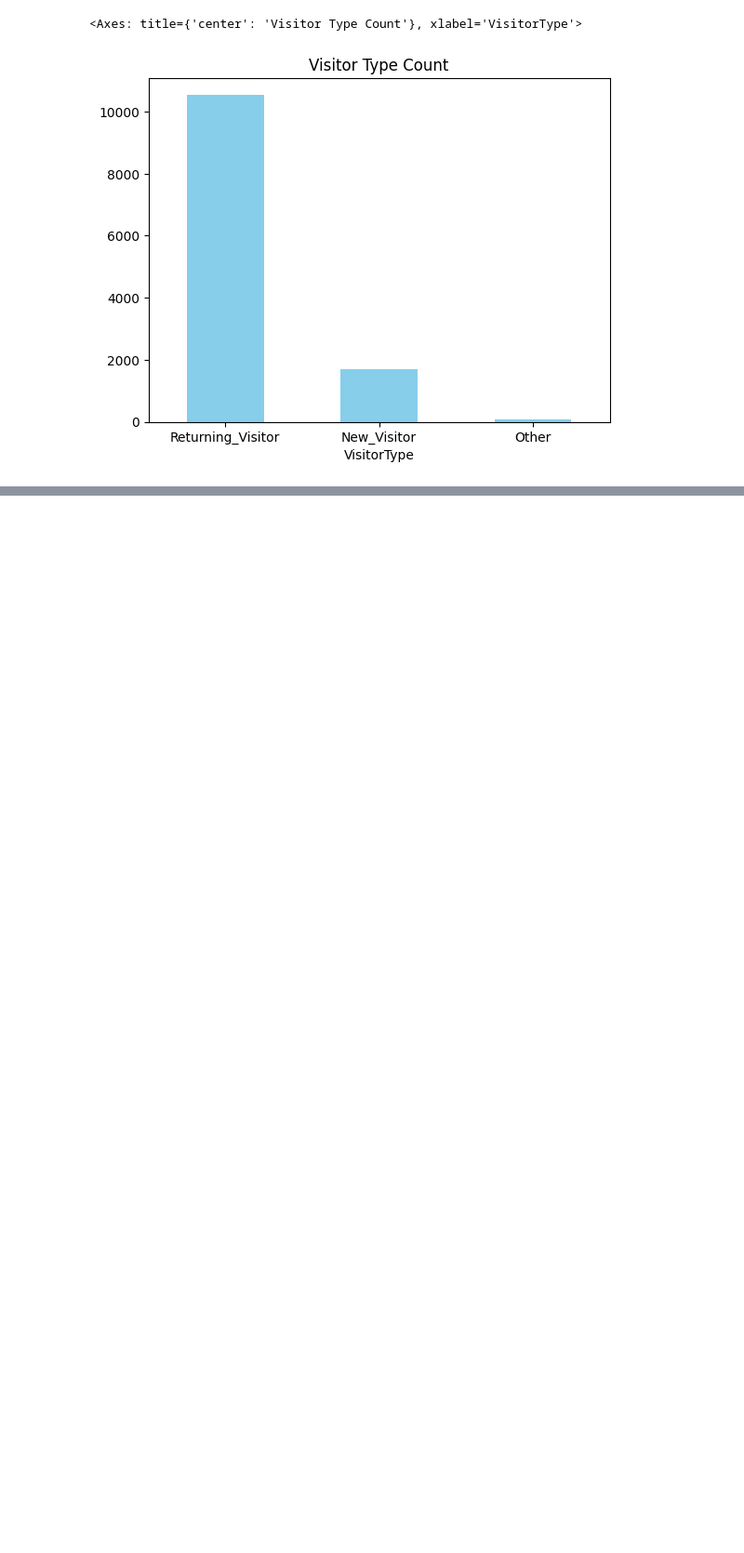
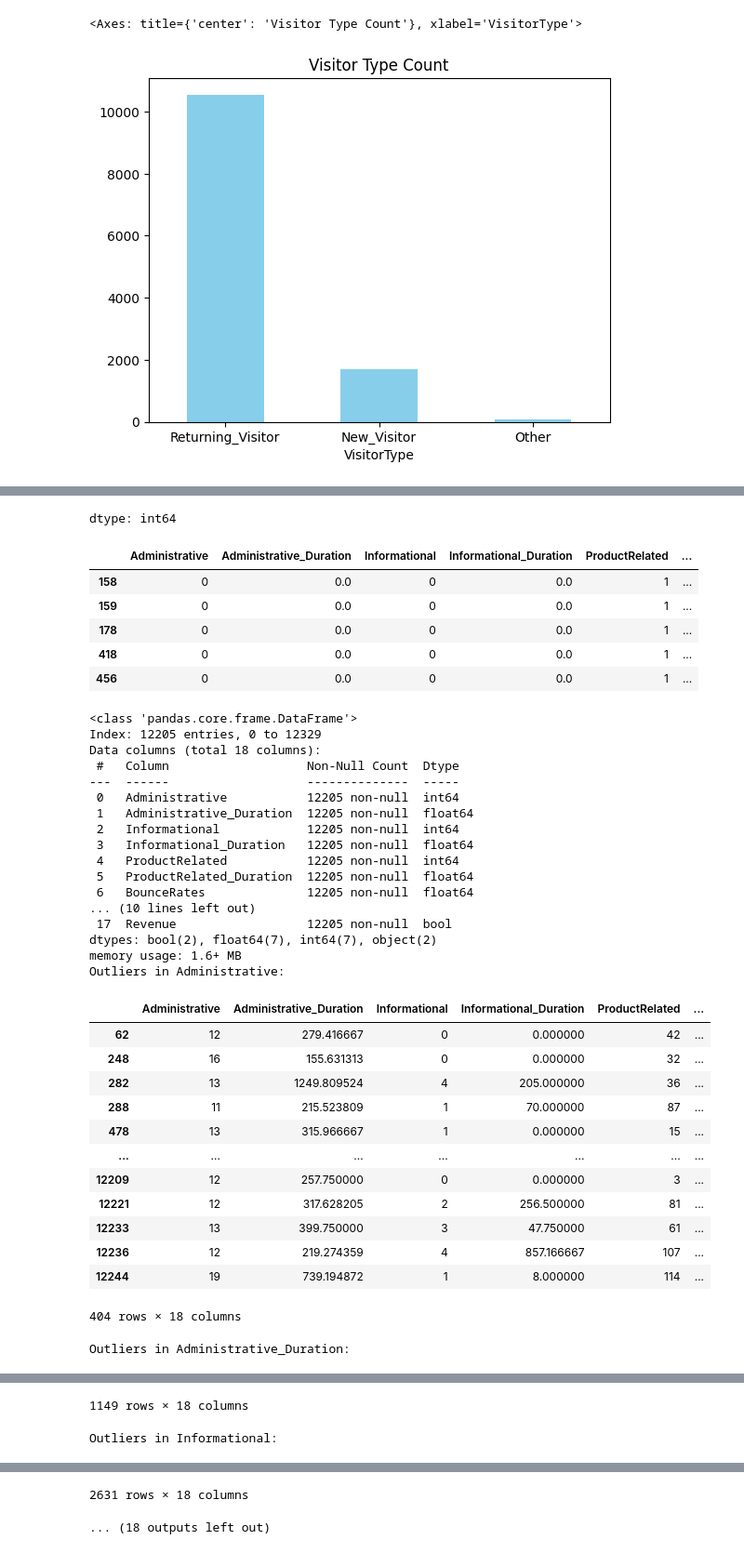
Before and after one commit to b00098368-bot/CMP_466_Project, a Jupyter notebook: purchase_intention_prediction.ipynb, the cells around one changed output, grey strips where cells are left out. Shown at 93% size. Cells and saved outputs as stored; diff of their text form; code cells hidden in the pictures; blank space fills up the shorter version.

Commit message:
Add initial preprocessing

```diff
--- a/purchase_intention_prediction.ipynb
+++ b/purchase_intention_prediction.ipynb
@@ -24,6 +24,7 @@ print("\n")
 
 # Frequency counts for categorical data
 column_names = df.columns.tolist()
+numerical_features = column_names[:9]
 cat_features = column_names[9:-1]
 
 for i in cat_features:
@@ -139,3 +140,33 @@ title='Visitor Type Count'
 [figure]
 <Axes: title={'center': 'Visitor Type Count'}, xlabel='VisitorType'>
 [figure]
+# %%
+# Applying Preprocessing techniques
+# checking for missing values
+display(df.isnull().sum())
+#no missing values hence imputation is skipped
+
+
+# checking for duplicated data
+display(df[df.duplicated()].head())
+
+# Our decision is to drop the duplicate rows as there are only a few (125 records) of them
+# and given the meaning of the features it seems less plausible that two users have the exact same set
+# of values across all features
+df_clean = df.drop_duplicates()
+df_clean.info()
+
+
+# checking for outliers
+for feature in numerical_features:
+  Q1 = df_clean[feature].quantile(0.25)
+  Q3 = df_clean[feature].quantile(0.75)
+  IQR = Q3 - Q1
+  lower_bound = Q1 - 1.5 * IQR
+  upper_bound = Q3 + 1.5 * IQR
+  outliers = df[(df[feature] < lower_bound) | (df[feature] > upper_bound)]
+  print(f"Outliers in {feature}:")
+  display(outliers)
+# we have decided not to remove any outliers as they could represent genuine
+# samples as opposed to noise
+# %% [output]
@@ -141,0 +190,38 @@ title='Visitor Type Count'
+dtype: int64
+|  | Administrative | Administrative_Duration | Informational | Informational_Duration | ProductRelated | ... |
+| 158 | 0 | 0.0 | 0 | 0.0 | 1 | ... |
+| 159 | 0 | 0.0 | 0 | 0.0 | 1 | ... |
+| 178 | 0 | 0.0 | 0 | 0.0 | 1 | ... |
+| 418 | 0 | 0.0 | 0 | 0.0 | 1 | ... |
+| 456 | 0 | 0.0 | 0 | 0.0 | 1 | ... |
+<class 'pandas.core.frame.DataFrame'>
+Index: 12205 entries, 0 to 12329
+Data columns (total 18 columns):
+ #   Column                   Non-Null Count  Dtype
+---  ------                   --------------  -----
+ 0   Administrative           12205 non-null  int64
+ 1   Administrative_Duration  12205 non-null  float64
+ 2   Informational            12205 non-null  int64
+ 3   Informational_Duration   12205 non-null  float64
+ 4   ProductRelated           12205 non-null  int64
+ 5   ProductRelated_Duration  12205 non-null  float64
+ 6   BounceRates              12205 non-null  float64
+... (10 lines left out)
+ 17  Revenue                  12205 non-null  bool
+dtypes: bool(2), float64(7), int64(7), object(2)
+memory usage: 1.6+ MB
+Outliers in Administrative:
+|  | Administrative | Administrative_Duration | Informational | Informational_Duration | ProductRelated | ... |
+| 62 | 12 | 279.416667 | 0 | 0.000000 | 42 | ... |
+| 248 | 16 | 155.631313 | 0 | 0.000000 | 32 | ... |
+| 282 | 13 | 1249.809524 | 4 | 205.000000 | 36 | ... |
+| 288 | 11 | 215.523809 | 1 | 70.000000 | 87 | ... |
+| 478 | 13 | 315.966667 | 1 | 0.000000 | 15 | ... |
+| ... | ... | ... | ... | ... | ... | ... |
+| 12209 | 12 | 257.750000 | 0 | 0.000000 | 3 | ... |
+| 12221 | 12 | 317.628205 | 2 | 256.500000 | 81 | ... |
+| 12233 | 13 | 399.750000 | 3 | 47.750000 | 61 | ... |
+| 12236 | 12 | 219.274359 | 4 | 857.166667 | 107 | ... |
+| 12244 | 19 | 739.194872 | 1 | 8.000000 | 114 | ... |
+404 rows × 18 columns
+Outliers in Administrative_Duration:
@@ -141,0 +240,2 @@ title='Visitor Type Count'
+1149 rows × 18 columns
+Outliers in Informational:
@@ -141,0 +254,2 @@ title='Visitor Type Count'
+2631 rows × 18 columns
+... (18 outputs left out)
```
Also changed, not shown: parts of 1 cell of this notebook.
